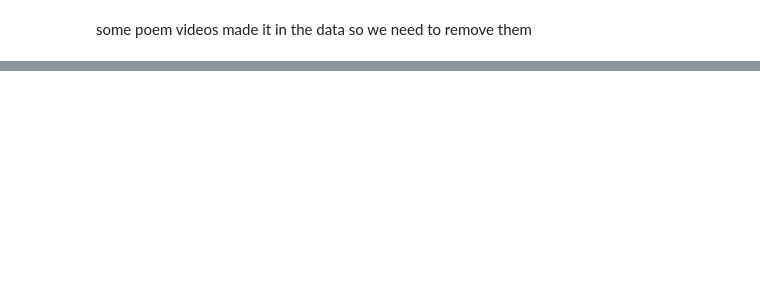
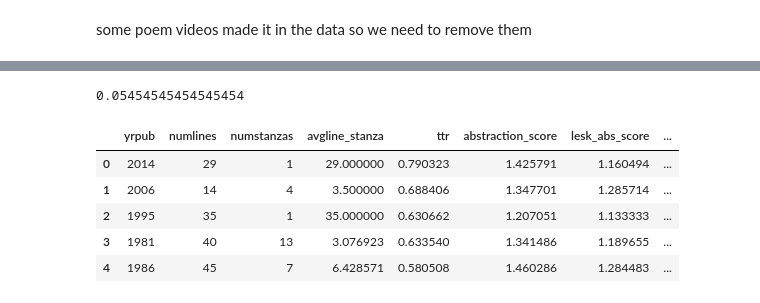
Before and after one commit to huiruru/FinalProject, a Jupyter notebook: ScratchPad/PoemTextAnalysis.ipynb, the cells around one changed output, grey strips where cells are left out. Cells and saved outputs as stored; diff of their text form; code cells hidden in the pictures; blank space fills up the shorter version.

```diff
--- a/ScratchPad/PoemTextAnalysis.ipynb
+++ b/ScratchPad/PoemTextAnalysis.ipynb
@@ -171,0 +187,4 @@ pos_tag(text1)
+# %%
+len(list(set(tokens)))/float(330)
+# %% [output]
+0.05454545454545454
@@ -171,0 +212,9 @@ pos_tag(text1)
+# %%
+cleandf.head()
+# %% [output]
+|  | yrpub | numlines | numstanzas | avgline_stanza | ttr | abstraction_score | lesk_abs_score | ... |
+| 0 | 2014 | 29 | 1 | 29.000000 | 0.790323 | 1.425791 | 1.160494 | ... |
+| 1 | 2006 | 14 | 4 | 3.500000 | 0.688406 | 1.347701 | 1.285714 | ... |
+| 2 | 1995 | 35 | 1 | 35.000000 | 0.630662 | 1.207051 | 1.133333 | ... |
+| 3 | 1981 | 40 | 13 | 3.076923 | 0.633540 | 1.341486 | 1.189655 | ... |
+| 4 | 1986 | 45 | 7 | 6.428571 | 0.580508 | 1.460286 | 1.284483 | ... |
```
Also changed, not shown: parts of 36 cells of this notebook, 3 other files.
